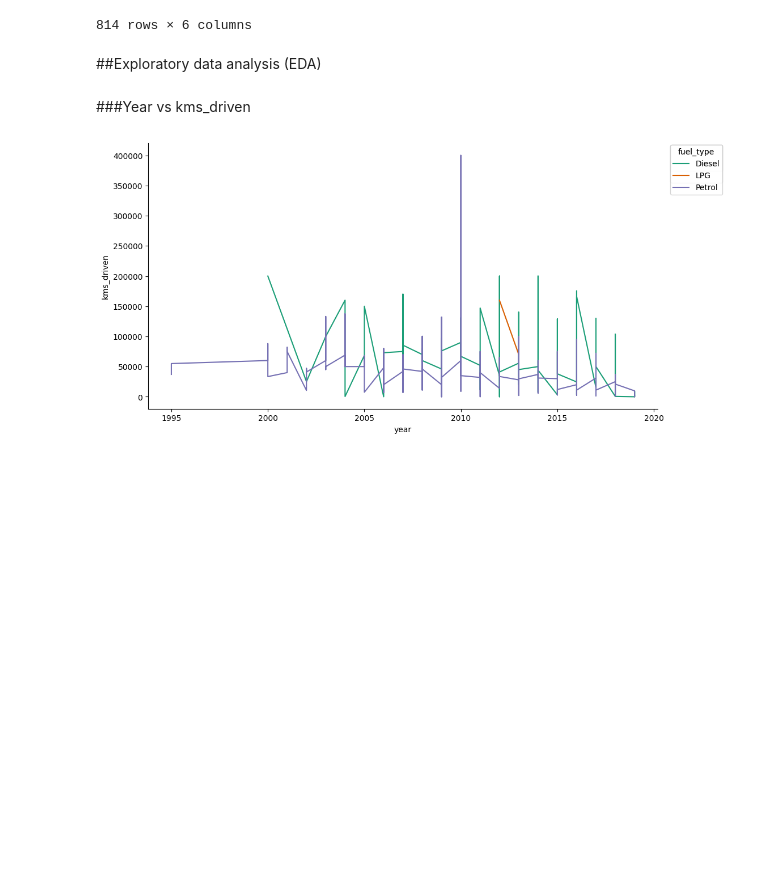
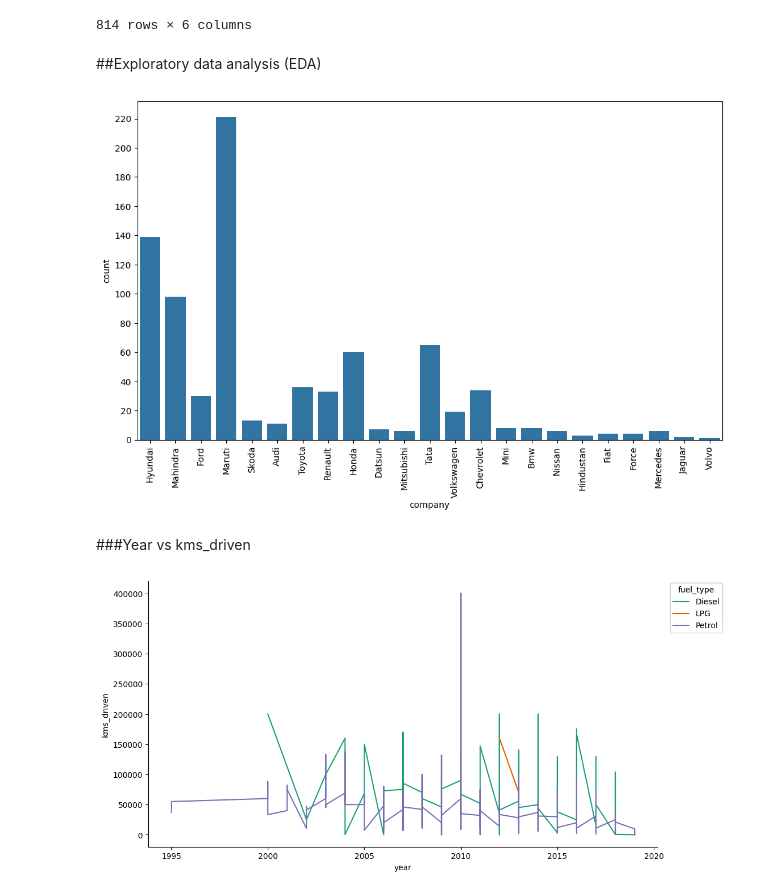
Before and after one commit to syed-ateeb-naveed/ML-CEP, a Jupyter notebook: ML_CEP.ipynb, the cells around one changed output. Saved outputs shown, nothing was run; the diff lists cells and outputs as text; code cells hidden in the pictures; blank space fills up the shorter version.

```diff
--- a/ML_CEP.ipynb
+++ b/ML_CEP.ipynb
@@ -349,6 +349,14 @@ car
 814 rows × 6 columns
 # %% [markdown]
 ##Exploratory data analysis (EDA)
+# %%
+plt.figure(figsize=(12, 7))
+sns.countplot(x='company', data=car)
+plt.xticks(rotation=90)
+plt.yticks(range(0, car['company'].value_counts().max() + 1, 20))
+plt.show()
+# %% [output]
+[figure, added]
 # %% [markdown]
 ###Year vs kms_driven
 # %%
```
Also changed, not shown: parts of 26 cells of this notebook.
